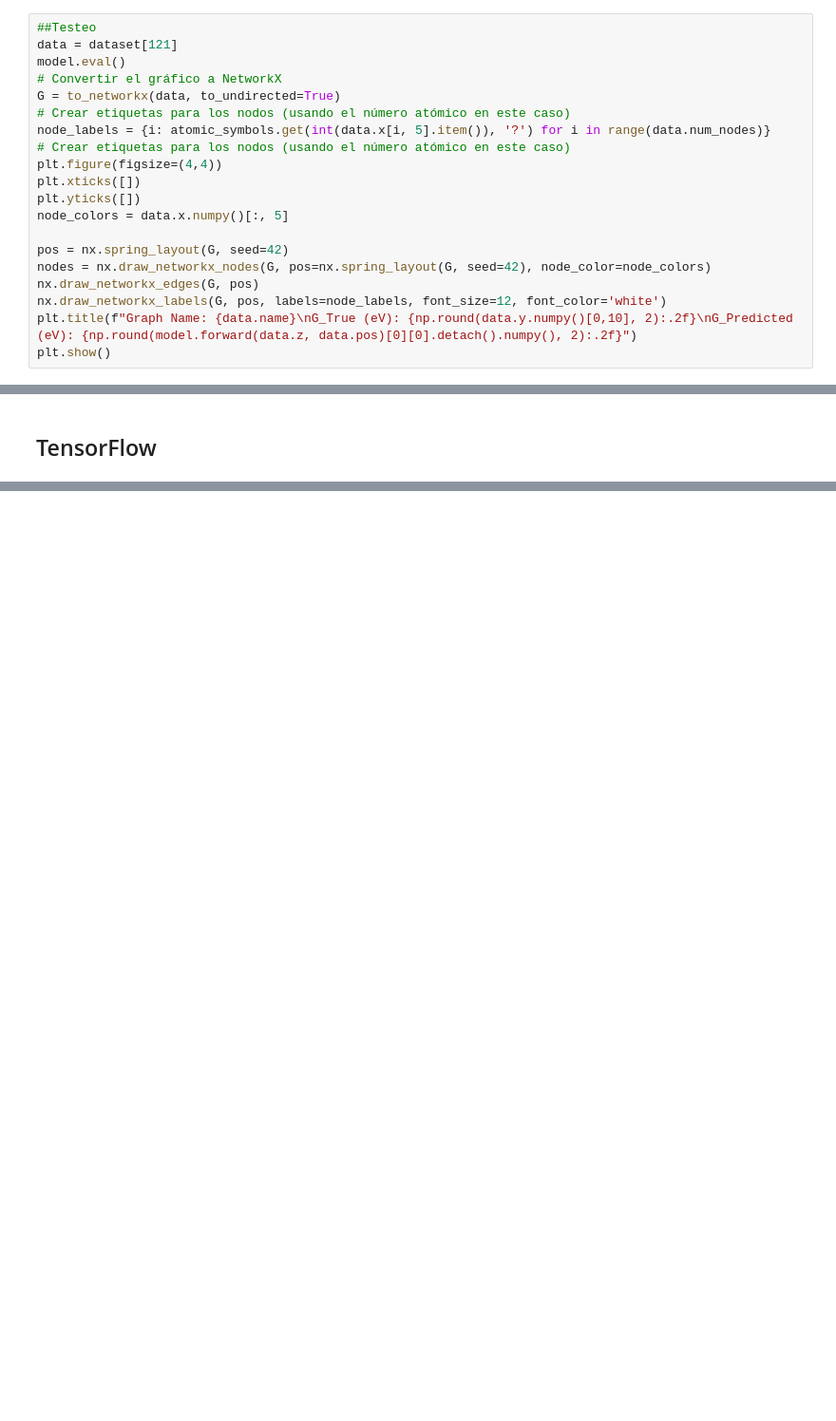
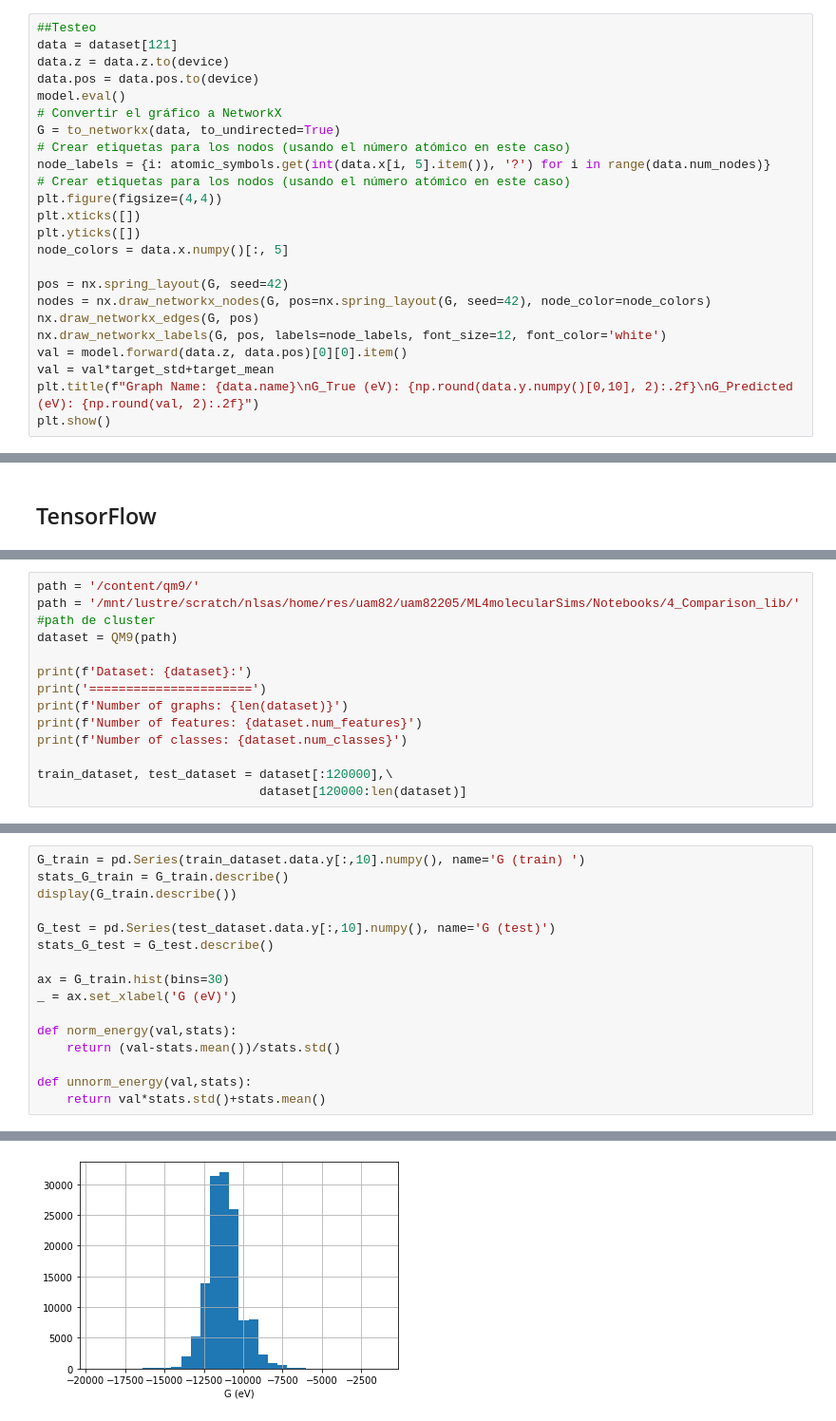
Before and after one commit to pyF4all/ML4molecularSims, a Jupyter notebook: Notebooks/4_Comparison_lib/4_Comparison_lib.ipynb, the cells around one changed output, grey strips where cells are left out. Shown at 95% size. Cells and saved outputs as stored; diff of their text form; blank space fills up the shorter version.

Commit message:
notebook 4 update

```diff
--- a/Notebooks/4_Comparison_lib/4_Comparison_lib.ipynb
+++ b/Notebooks/4_Comparison_lib/4_Comparison_lib.ipynb
@@ -150,6 +258,8 @@ print(f' MSE (test) {loss_test:.2e}, MAE (test) {loss2_test:.2f}')
 # %%
 ##Testeo
 data = dataset[121]
+data.z = data.z.to(device)
+data.pos = data.pos.to(device)
 model.eval()
 # Convertir el gráfico a NetworkX
 G = to_networkx(data, to_undirected=True)
@@ -165,5 +275,7 @@ pos = nx.spring_layout(G, seed=42)
 nodes = nx.draw_networkx_nodes(G, pos=nx.spring_layout(G, seed=42), node_color=node_colors)
 nx.draw_networkx_edges(G, pos)
 nx.draw_networkx_labels(G, pos, labels=node_labels, font_size=12, font_color='white')
-plt.title(f"Graph Name: {data.name}\nG_True (eV): {np.round(data.y.numpy()[0,10], 2):.2f}\nG_Predicted (eV): {np.round(model.forward(data.z, data.pos)[0][0].detach().numpy(), 2):.2f}")
+val = model.forward(data.z, data.pos)[0][0].item()
+val = val*target_std+target_mean
+plt.title(f"Graph Name: {data.name}\nG_True (eV): {np.round(data.y.numpy()[0,10], 2):.2f}\nG_Predicted (eV): {np.round(val, 2):.2f}")
 plt.show()
@@ -175,0 +293,13 @@ plt.show()
+# %%
+path = '/content/qm9/'
+path = '/mnt/lustre/scratch/nlsas/home/res/uam82/uam82205/ML4molecularSims/Notebooks/4_Comparison_lib/' #path de cluster
+dataset = QM9(path)
+
+print(f'Dataset: {dataset}:')
+print('======================')
+print(f'Number of graphs: {len(dataset)}')
+print(f'Number of features: {dataset.num_features}')
+print(f'Number of classes: {dataset.num_classes}')
+
+train_dataset, test_dataset = dataset[:120000],\
+                              dataset[120000:len(dataset)]
@@ -175,0 +312,17 @@ plt.show()
+# %%
+G_train = pd.Series(train_dataset.data.y[:,10].numpy(), name='G (train) ')
+stats_G_train = G_train.describe()
+display(G_train.describe())
+
+G_test = pd.Series(test_dataset.data.y[:,10].numpy(), name='G (test)')
+stats_G_test = G_test.describe()
+
+ax = G_train.hist(bins=30)
+_ = ax.set_xlabel('G (eV)')
+
+def norm_energy(val,stats):
+    return (val-stats.mean())/stats.std()
+
+def unnorm_energy(val,stats):
+    return val*stats.std()+stats.mean()
+# %% [output]
@@ -175,0 +338 @@ plt.show()
+[figure, added]
```
Also changed, not shown: parts of 26 cells of this notebook, 4 other files.
